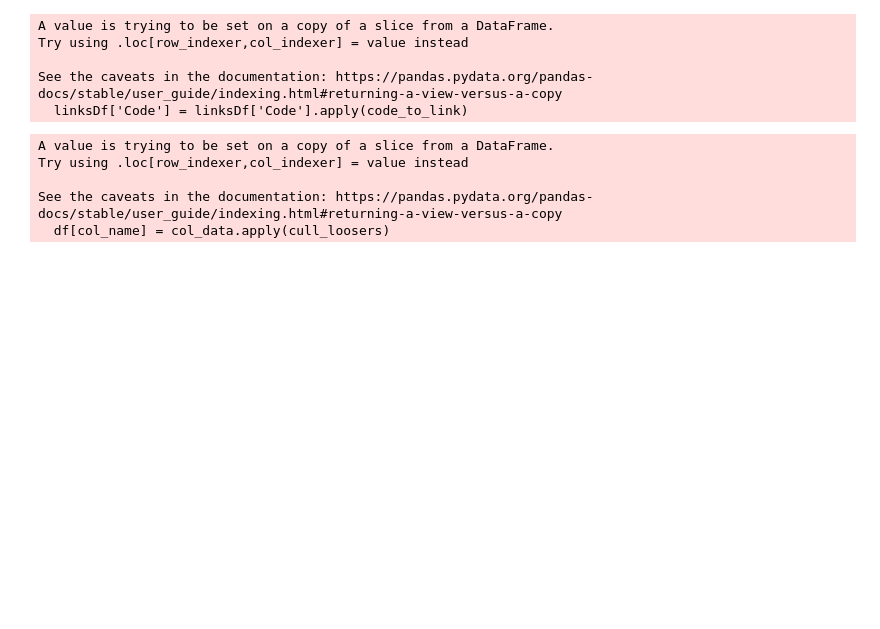
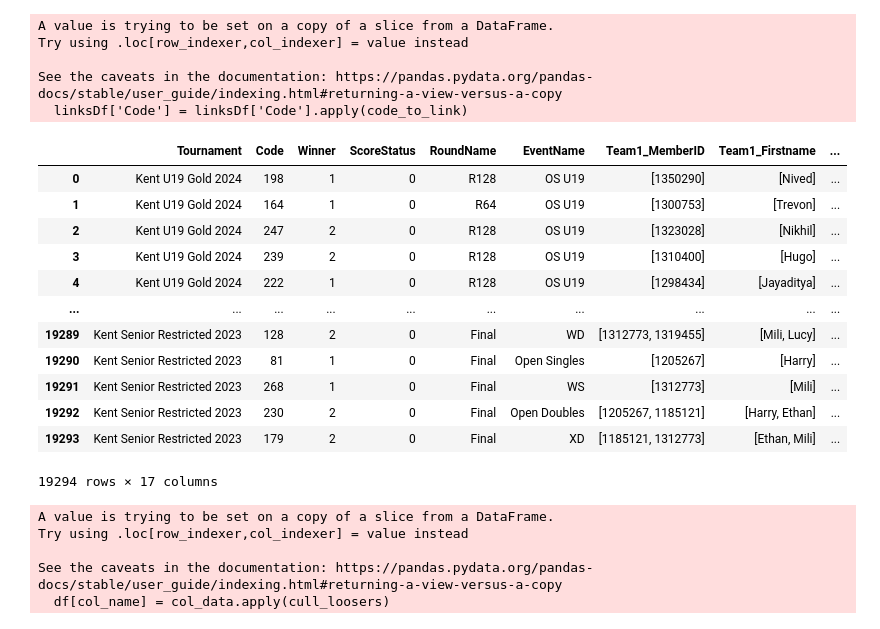
Before and after one commit to HxHuang258/Selection-Tool, a Jupyter notebook: api_test.ipynb, the cells around one changed output. Cells and saved outputs as stored; diff of their text form; code cells hidden in the pictures; blank space fills up the shorter version.

```diff
--- a/api_test.ipynb
+++ b/api_test.ipynb
@@ -2,33 +2,47 @@
 import requests
 from requests.auth import HTTPBasicAuth
 import os
 from dotenv import load_dotenv
 from bs4 import BeautifulSoup
 from datetime import datetime, timedelta
 import pandas as pd
 import re
 pd.set_option('display.max_rows', 900)
 
 bets = BETS()
 criteria = ['U19 Gold','U17 National Championships','U19 National Championships']
 roundRequired = ['Winner','Winner','Winner','Winner']
 yongestTournament = 'U16'
 matchData,linksDf = get_tournament_results(bets,criteria,yongestTournament,roundRequired,'16/09/2024')
+matchData
 # R128 ... QF SF Final
 
 
 ### H2H From all tournaments - no county - In Progress
 #   Display tournament results in date order.
 #   Extra tab for scores
 #   Think of ways to tell the story.
 #   Flag unfinished matches
 ## Make into a Shiny App
 # %% [output]
 A value is trying to be set on a copy of a slice from a DataFrame.
 Try using .loc[row_indexer,col_indexer] = value instead
 
 See the caveats in the documentation: https://pandas.pydata.org/pandas-docs/stable/user_guide/indexing.html#returning-a-view-versus-a-copy
   linksDf['Code'] = linksDf['Code'].apply(code_to_link)
+|  | Tournament | Code | Winner | ScoreStatus | RoundName | EventName | Team1_MemberID | Team1_Firstname | ... |
+| 0 | Kent U19 Gold 2024 | 198 | 1 | 0 | R128 | OS U19 | [1350290] | [Nived] | ... |
+| 1 | Kent U19 Gold 2024 | 164 | 1 | 0 | R64 | OS U19 | [1300753] | [Trevon] | ... |
+| 2 | Kent U19 Gold 2024 | 247 | 2 | 0 | R128 | OS U19 | [1323028] | [Nikhil] | ... |
+| 3 | Kent U19 Gold 2024 | 239 | 2 | 0 | R128 | OS U19 | [1310400] | [Hugo] | ... |
+| 4 | Kent U19 Gold 2024 | 222 | 1 | 0 | R128 | OS U19 | [1298434] | [Jayaditya] | ... |
+| ... | ... | ... | ... | ... | ... | ... | ... | ... | ... |
+| 19289 | Kent Senior Restricted 2023 | 128 | 2 | 0 | Final | WD | [1312773, 1319455] | [Mili, Lucy] | ... |
+| 19290 | Kent Senior Restricted 2023 | 81 | 1 | 0 | Final | Open Singles | [1205267] | [Harry] | ... |
+| 19291 | Kent Senior Restricted 2023 | 268 | 1 | 0 | Final | WS | [1312773] | [Mili] | ... |
+| 19292 | Kent Senior Restricted 2023 | 230 | 2 | 0 | Final | Open Doubles | [1205267, 1185121] | [Harry, Ethan] | ... |
+| 19293 | Kent Senior Restricted 2023 | 179 | 2 | 0 | Final | XD | [1185121, 1312773] | [Ethan, Mili] | ... |
+19294 rows × 17 columns
 # %%
 class BETS():
     def __init__(self):
```
Also changed, not shown: parts of 8 cells of this notebook, 2 other files.
